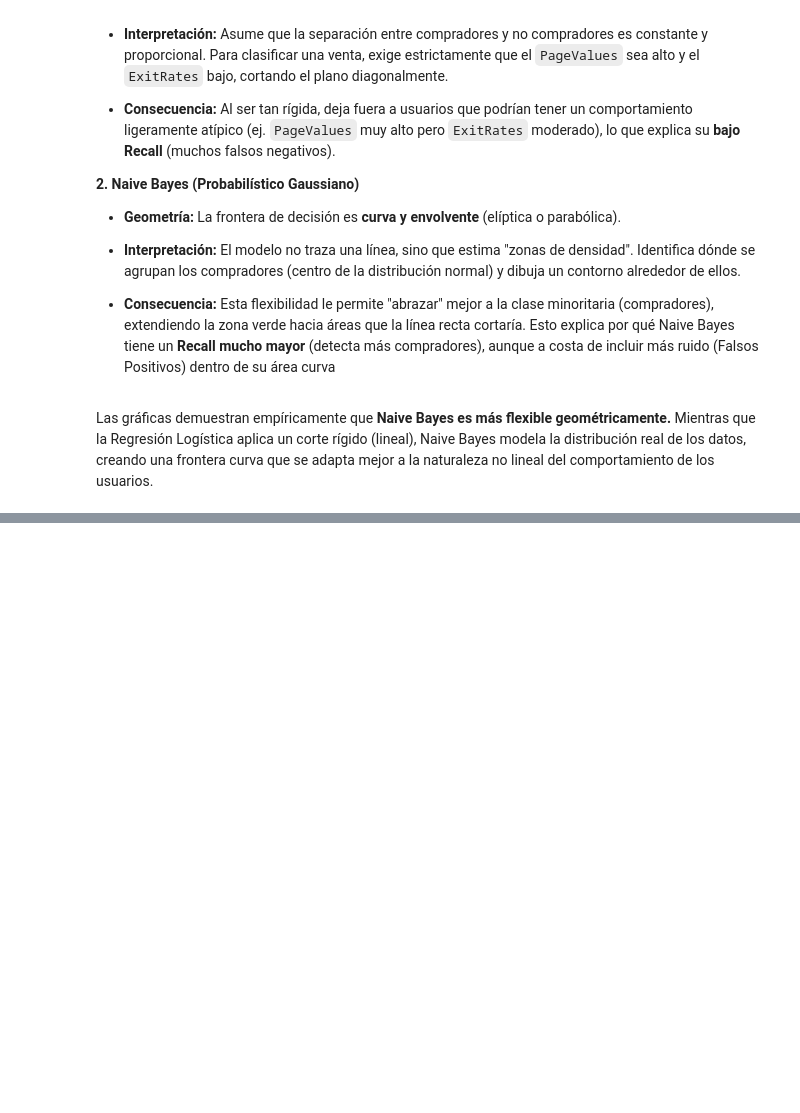
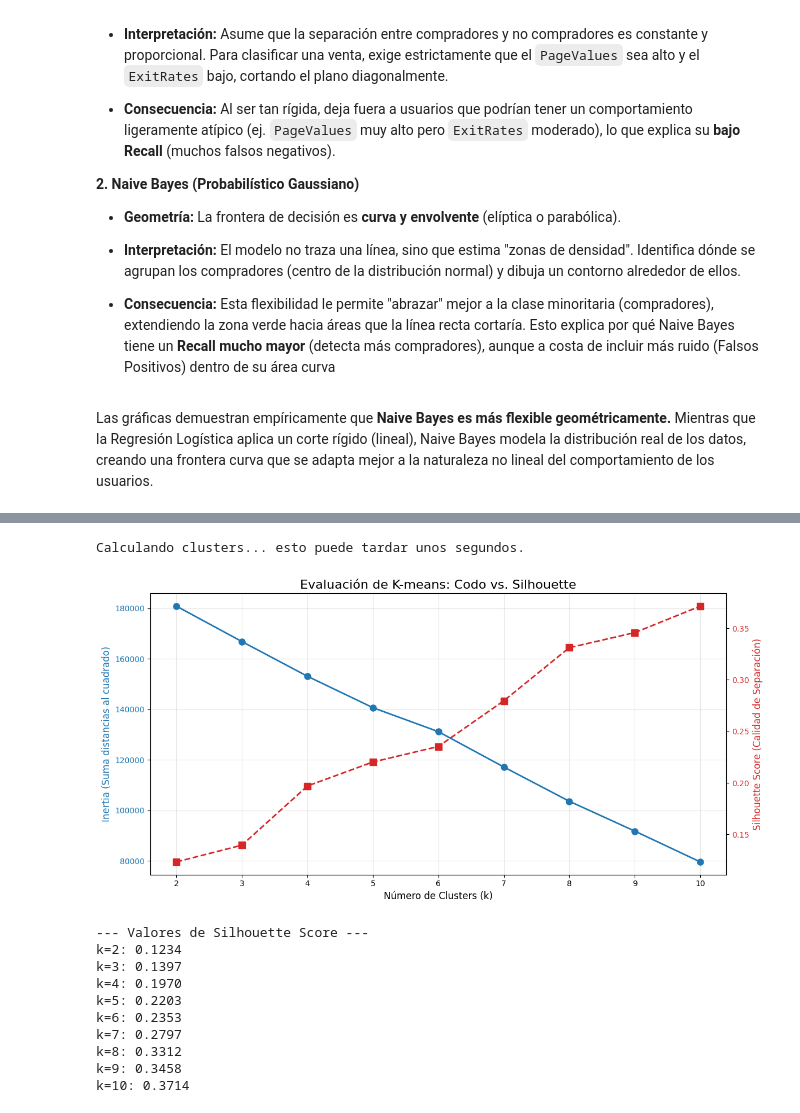
Before and after one commit to Cacofernando/Tarea-N-2-ML, a Jupyter notebook: Tarea N°2.ipynb, the cells around one changed output, grey strips where cells are left out. Cells and saved outputs as stored; diff of their text form; code cells hidden in the pictures; blank space fills up the shorter version.

Commit message:
4.1 K-means OK

```diff
--- a/Tarea N°2.ipynb
+++ b/Tarea N°2.ipynb
@@ -867,0 +881,70 @@ Las gráficas demuestran empíricamente que **Naive Bayes es más flexible geom
+# %%
+# 1. Preparación de Datos (Usamos las variables seleccionadas + Dummies)
+# Reconstruimos X para asegurar que esté limpio y listo
+selected_features_kmeans = [
+    'PageValues', 'ExitRates', 'ProductRelated', 'Administrative',
+    'Informational', 'SpecialDay', 'Month', 'VisitorType'
+]
+
+# Codificación One-Hot
+X_kmeans = pd.get_dummies(df_cleaned[selected_features_kmeans], columns=['Month', 'VisitorType'], drop_first=True)
+
+# 2. Escalado (CRÍTICO para K-means)
+scaler = StandardScaler()
+X_scaled_kmeans = scaler.fit_transform(X_kmeans)
+
+# 3. Ciclo de Evaluación (k=2 a 10)
+inertia = []
+silhouette_scores = []
+k_range = range(2, 11)
+
+print("Calculando clusters... esto puede tardar unos segundos.")
+
+for k in k_range:
+    # Entrenamos K-means
+    kmeans = KMeans(n_clusters=k, random_state=42, n_init=10)
+    kmeans.fit(X_scaled_kmeans)
+
+    # Guardamos métricas
+    inertia.append(kmeans.inertia_)
+    silhouette_scores.append(silhouette_score(X_scaled_kmeans, kmeans.labels_))
+
+# 4. Visualización (Gráfico de Doble Eje)
+fig, ax1 = plt.subplots(figsize=(12, 6))
+
+# Eje Y1: Inertia (Método del Codo)
+color = 'tab:blue'
+ax1.set_xlabel('Número de Clusters (k)', fontsize=12)
+ax1.set_ylabel('Inertia (Suma distancias al cuadrado)', color=color, fontsize=12)
+ax1.plot(k_range, inertia, 'o-', color=color, markersize=8, linewidth=2, label='Inertia (Codo)')
+ax1.tick_params(axis='y', labelcolor=color)
+ax1.grid(True, alpha=0.3)
+
+# Eje Y2: Silhouette Score
+ax2 = ax1.twinx()  # Segundo eje compartiendo el mismo X
+color = 'tab:red'
+ax2.set_ylabel('Silhouette Score (Calidad de Separación)', color=color, fontsize=12)
+ax2.plot(k_range, silhouette_scores, 's--', color=color, markersize=8, linewidth=2, label='Silhouette')
+ax2.tick_params(axis='y', labelcolor=color)
+
+plt.title('Evaluación de K-means: Codo vs. Silhouette', fontsize=16)
+fig.tight_layout()  # Ajustar para que no se corten etiquetas
+plt.show()
+
+# Imprimir valores exactos de Silhouette para ayudar a decidir
+print("\n--- Valores de Silhouette Score ---")
+for k, score in zip(k_range, silhouette_scores):
+    print(f"k={k}: {score:.4f}")
+# %% [output]
+Calculando clusters... esto puede tardar unos segundos.
+[figure, added]
+--- Valores de Silhouette Score ---
+k=2: 0.1234
+k=3: 0.1397
+k=4: 0.1970
+k=5: 0.2203
+k=6: 0.2353
+k=7: 0.2797
+k=8: 0.3312
+k=9: 0.3458
+k=10: 0.3714
```
Also changed, not shown: parts of 7 cells of this notebook.
